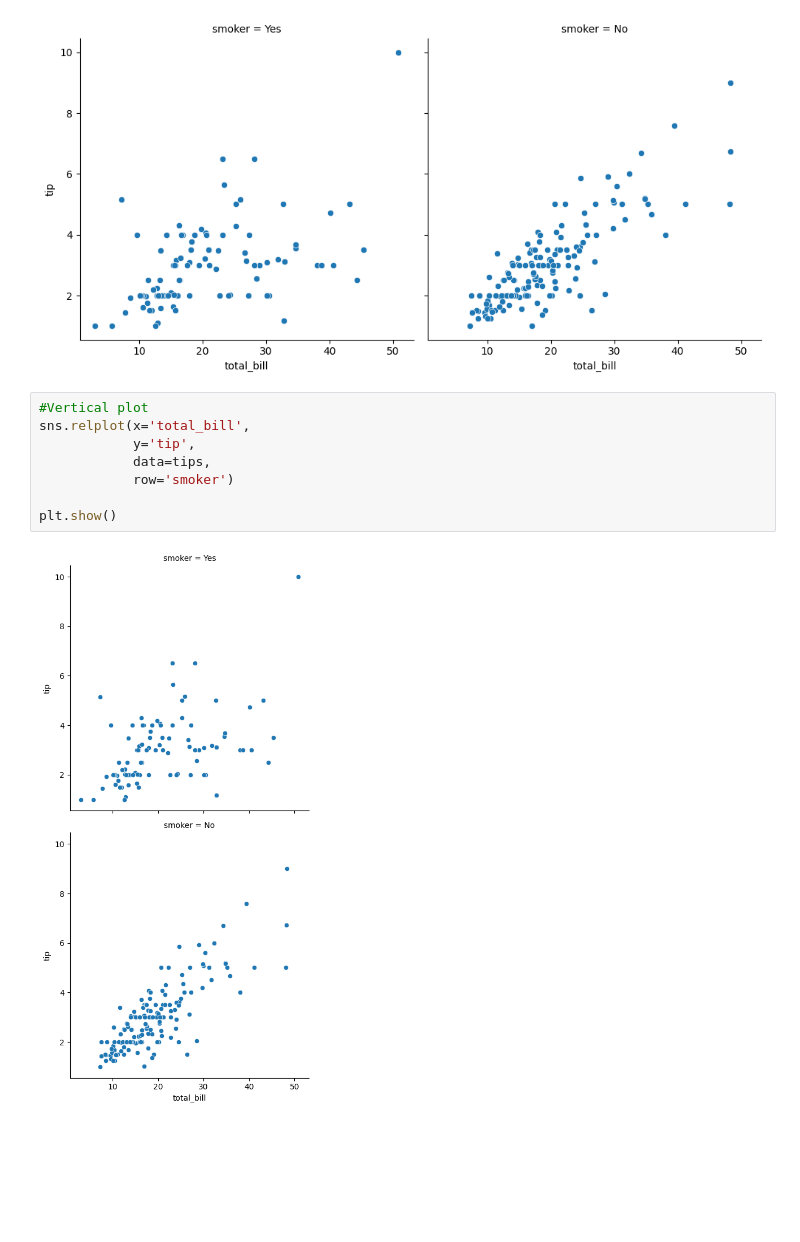
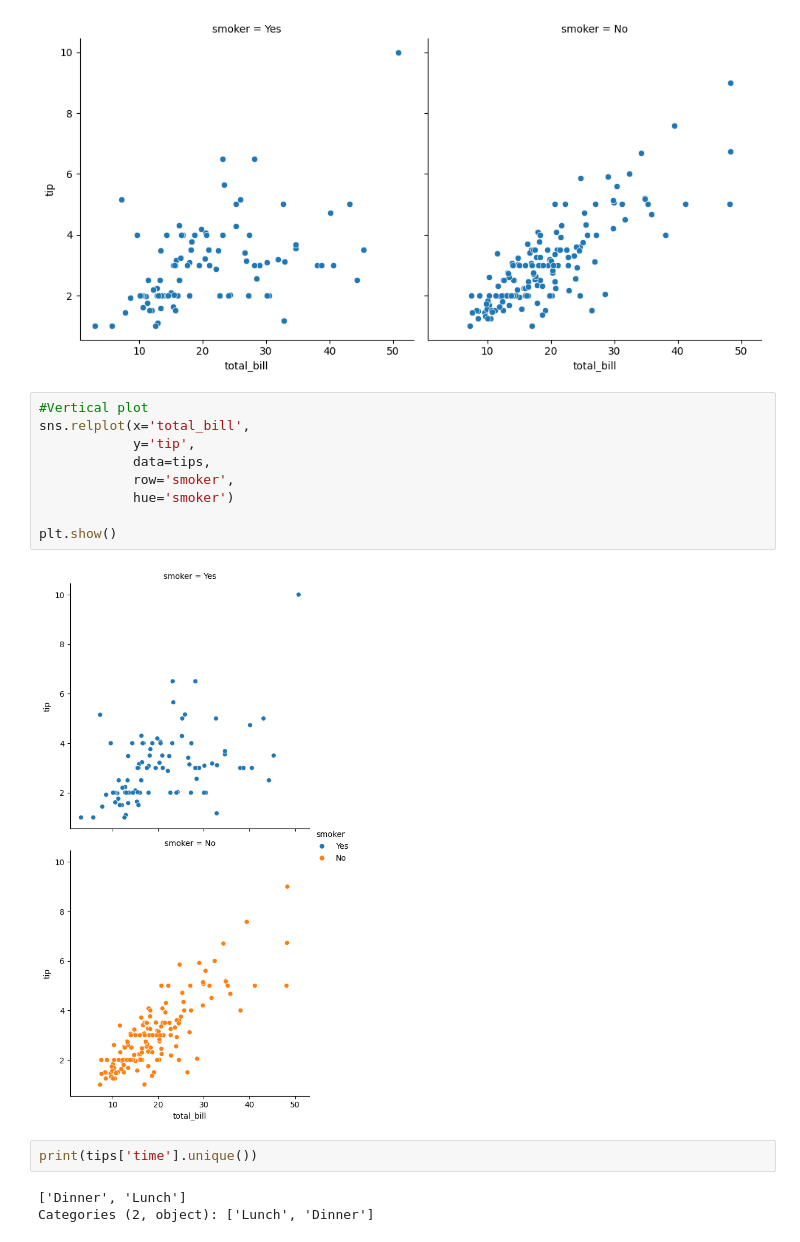
Before and after one commit to HABUDANHAYABK/Associate-Data-Scientist-in-Python, a Jupyter notebook: Data_Visualization_with_Seaborn/Rational_plots.ipynb, the cells around one changed output. Cells and saved outputs as stored; diff of their text form; blank space fills up the shorter version.

```diff
--- a/Data_Visualization_with_Seaborn/Rational_plots.ipynb
+++ b/Data_Visualization_with_Seaborn/Rational_plots.ipynb
@@ -70,10 +70,16 @@ plt.show()
 # %%
 #Vertical plot
 sns.relplot(x='total_bill',
             y='tip',
             data=tips,
-            row='smoker')
+            row='smoker',
+            hue='smoker')
 
 plt.show()
 # %% [output]
-[figure, old version]
+[figure, new version]
+# %%
+print(tips['time'].unique())
+# %% [output]
+['Dinner', 'Lunch']
+Categories (2, object): ['Lunch', 'Dinner']
```
Also changed, not shown: parts of 3 cells of this notebook.
